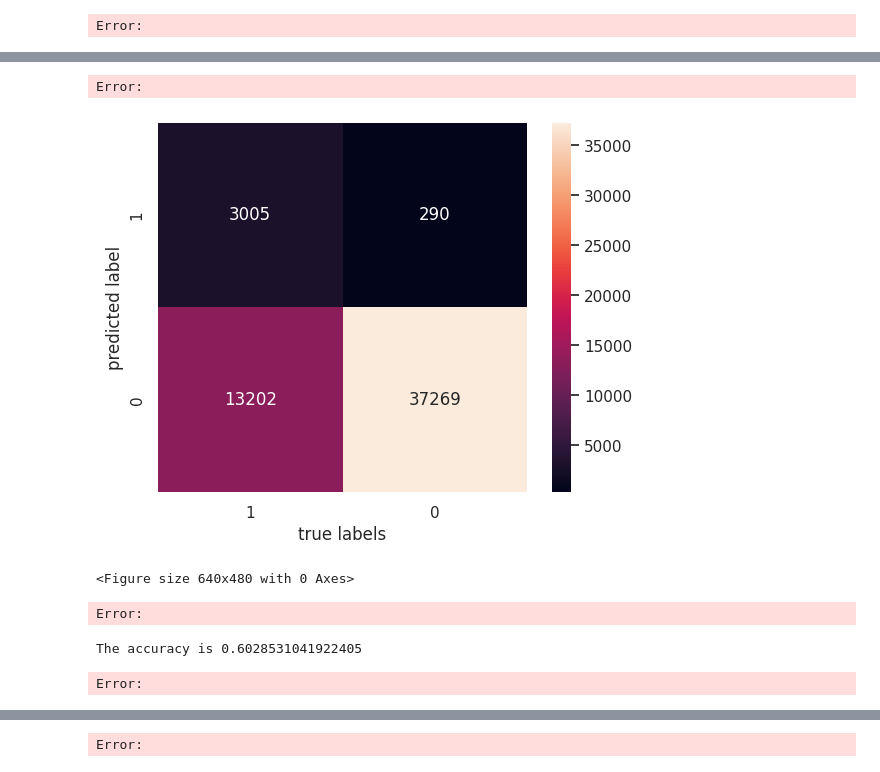
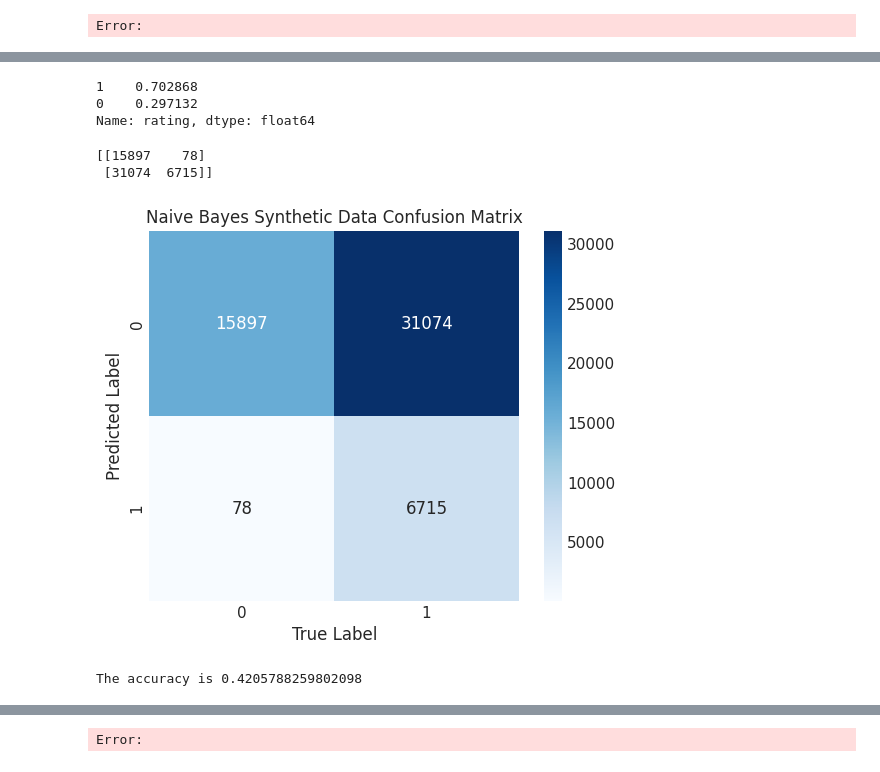
Before and after one commit to michellejieli/Whoop, a Jupyter notebook: naive_bayes.ipynb, the cells around one changed output, grey strips where cells are left out. Saved outputs shown, nothing was run; the diff lists cells and outputs as text; code cells hidden in the pictures.

Commit message:
update synthetic data

```diff
--- a/naive_bayes.ipynb
+++ b/naive_bayes.ipynb
@@ -263,33 +306,39 @@ Error:
+# %%
+# load the synthetic test data
+synthetic_test_data = pd.read_csv("final_data/synthetic_test_data.csv")
+# look at the distribution of the labels
+synthetic_test_data['rating'].value_counts()
+# percentage of positive reviews
+synthetic_test_data['rating'].value_counts(normalize=True)
+# %% [output]
+1    0.702868
+0    0.297132
+Name: rating, dtype: float64
 # %%
 # Train new model using the synthetic data
-# Build the model
-model = make_pipeline(TfidfVectorizer(), MultinomialNB())
-# Train the model using the synthetic data
-model.fit(synthetic_data.review, synthetic_data.rating)
-# Predict the categories of the test data
-predicted_categories = model.predict(test_data.review)
+syn_model = make_pipeline(TfidfVectorizer(), MultinomialNB())
+syn_model.fit(synthetic_data.review, synthetic_data.rating)
+# Predict the categories of the test synthetic data
+predicted_categories = syn_model.predict(synthetic_test_data.review)
-# %% [output]
-Error:
 # %%
-# Evaluate the model on the test data
-# plot the confusion matrix
-sns.heatmap(mat.T, square = True, annot=True, fmt = "d", xticklabels=categories,yticklabels=categories)
-plt.xlabel("True Label")
-plt.ylabel("Predicted Label")
-plt.show()
-# title
-plt.title("Naive Bayes Synthetic Confusion Matrix")
-# save the confusion matrix
-plt.savefig("naive_bayes_synthetic_confusion_matrix.png")
+# plot and save the confusion matrix for synthetic data
+mat = confusion_matrix(synthetic_test_data.rating, predicted_categories)
+print(mat)
+ax = sns.heatmap(mat.T, square=True, annot=True, fmt='d', cbar=True,
+            xticklabels=categories, yticklabels=categories, cmap='Blues')
+ax.set_xlabel('True Label')
+ax.set_ylabel('Predicted Label')
+ax.set_title('Naive Bayes Synthetic Data Confusion Matrix')
+# save heatmap
+ax.figure.savefig('plots/naive_bayes_synthetic_confusion_matrix.png')
 # %% [output]
+[[15897    78]
+ [31074  6715]]
-[figure, old version]
+[figure, new version]
-<Figure size 640x480 with 0 Axes>
-Error:
 # %%
-# print the accuracy
-print("The accuracy is {}".format(accuracy_score(test_data.rating, predicted_categories)))
+# print the accuracy for the synthetic data
+print("The accuracy is {}".format(accuracy_score(synthetic_test_data.rating, predicted_categories)))
 # %% [output]
-The accuracy is 0.6028531041922405
+The accuracy is 0.4205788259802098
-Error:
 # %%
 # get ROC curve
```
Also changed, not shown: parts of 35 cells of this notebook, 9 other files.
